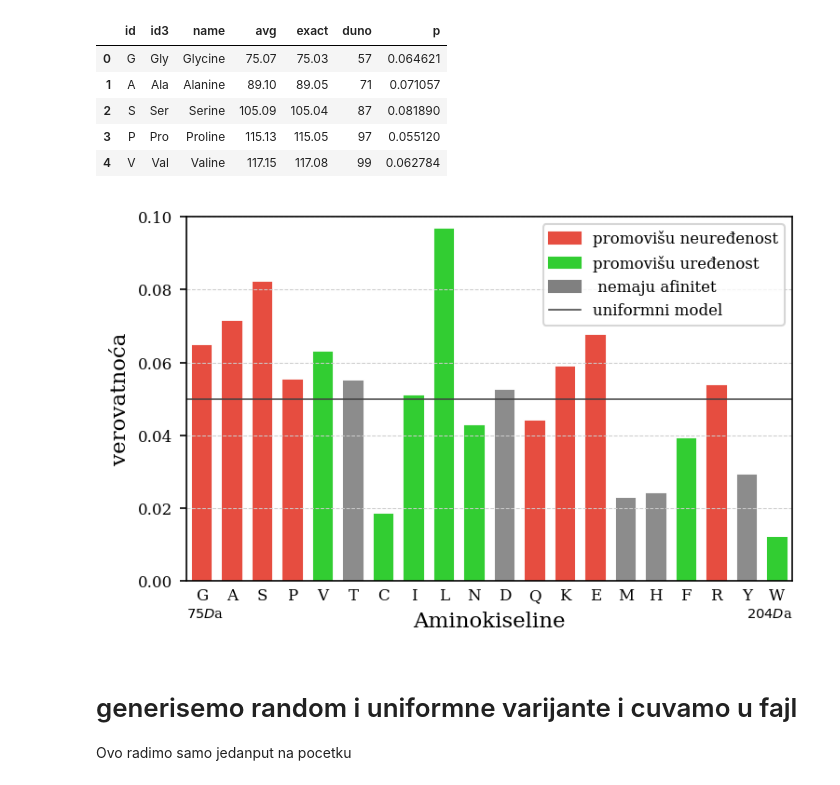
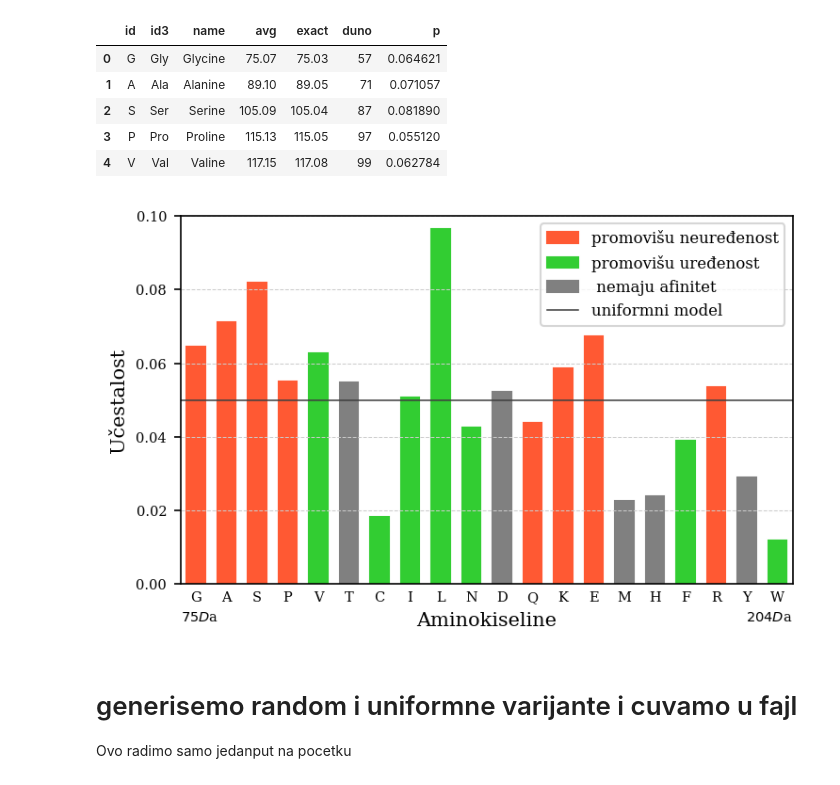
Before and after one commit to gvinterhalter/MASTER2, a Jupyter notebook: 0.0 clean_proteins.ipynb, the cells around one changed output. Saved outputs shown, nothing was run; the diff lists cells and outputs as text; code cells hidden in the pictures.

```diff
--- a/0.0 clean_proteins.ipynb
+++ b/0.0 clean_proteins.ipynb
@@ -29,7 +29,7 @@ def AA_show_invalid(seq, invalid_regex=None):
 # %% [markdown]
 ###  Ucitavamo proteine
 # %%
-all_proteins = [r for r in SeqIO.parse("data/IN/CAFA3/uniprot_sprot_exp.fasta", "fasta")]
+all_proteins = [r for r in SeqIO.parse("data/IN/CAFA3_training_data/uniprot_sprot_exp.fasta", "fasta")]
 print("ukupno originalnih proteina:", len(all_proteins))
 # %% [output]
 ukupno originalnih proteina: 66841
@@ -105,45 +105,46 @@ order_promoting = "VCILNFW"
 # %%
 fig, ax = plt.subplots()
 
-color_red = (0.9,0.3,0.25)
+color_red = (1,0.35,0.2)
 color_green = 'limegreen'
+color_gray = "0.5"
 
 bars = ax.bar(ak_info.index, ak_info.p, 0.6)
 
 _ = plt.xticks(ak_info.index, ak_info.id)
 plt.tick_params(which='major', axis='x', length=0)
 
 
 for bar, ak in zip(bars, ak_info.id):
     bar.set_color( ak in disorder_promoting and color_red or
-                   ak in order_promoting    and color_green or '0.55')
+                   ak in order_promoting    and color_green or color_gray)
 
 ax.set_xlim(-.5, 19.5)
 ax.set_ylim(0, 0.1)
 ax.set_yticks( np.linspace(0, 0.1, 6))
 ax.grid(which='major', axis='x')
 
 line, = ax.plot((-1,20), (1/20, 1/20), c='0.25', lw=0.75, label='uniformni model')
 
 import matplotlib.patches as mpatches
 red_patch = mpatches.Patch(color=color_red, label='promovišu neuređenost')
 green_patch = mpatches.Patch(color=color_green, label='promovišu uređenost')
-gay_patch = mpatches.Patch(color='gray', label=' nemaju afinitet')
+gay_patch = mpatches.Patch(color=color_gray, label=' nemaju afinitet')
 
 
 #ax.set_title("Učestalost aminokiselina u podacima")
 ax.set_xlabel("Aminokiseline")
-ax.set_ylabel("verovatnoća")
+ax.set_ylabel("Učestalost")
 
 
 ax.text(-0.5, -0.010, '$%dD$a'%ak_info.iloc[0].avg, fontsize=7, )
 ax.text(19.5, -0.010, '$%dD$a'%ak_info.iloc[-1].avg, fontsize=7, ha="right")
 ax.legend(handles=[red_patch, green_patch, gay_patch, line], fontsize=8)
 
 
 plt.savefig("plots/AK_ucestalost.pdf")
 # %% [output]
-[figure, old version]
+[figure, new version]
 # %% [markdown]
 #  generisemo random i uniformne varijante i cuvamo u fajl
 
```
Also changed, not shown: 34 other files.
